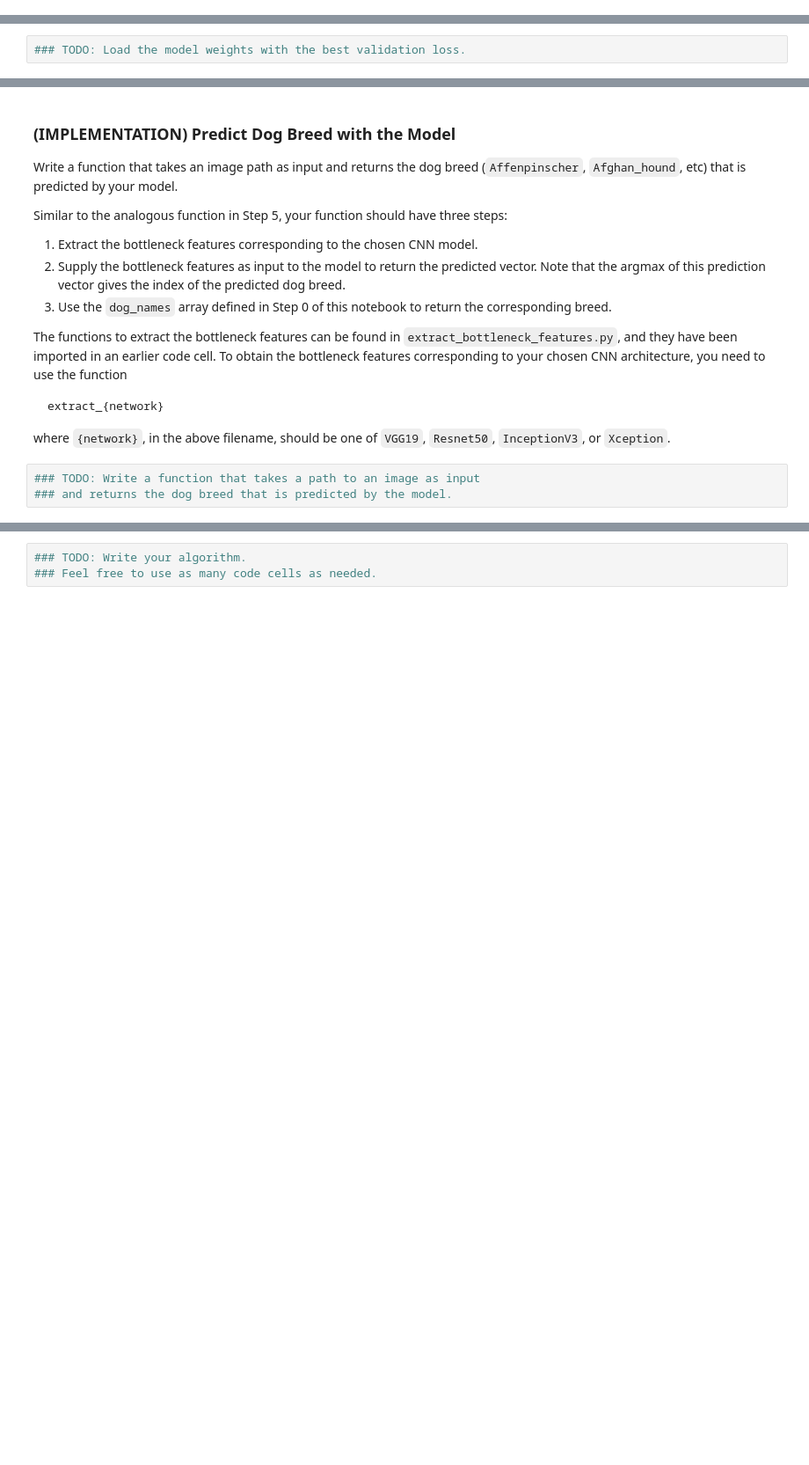
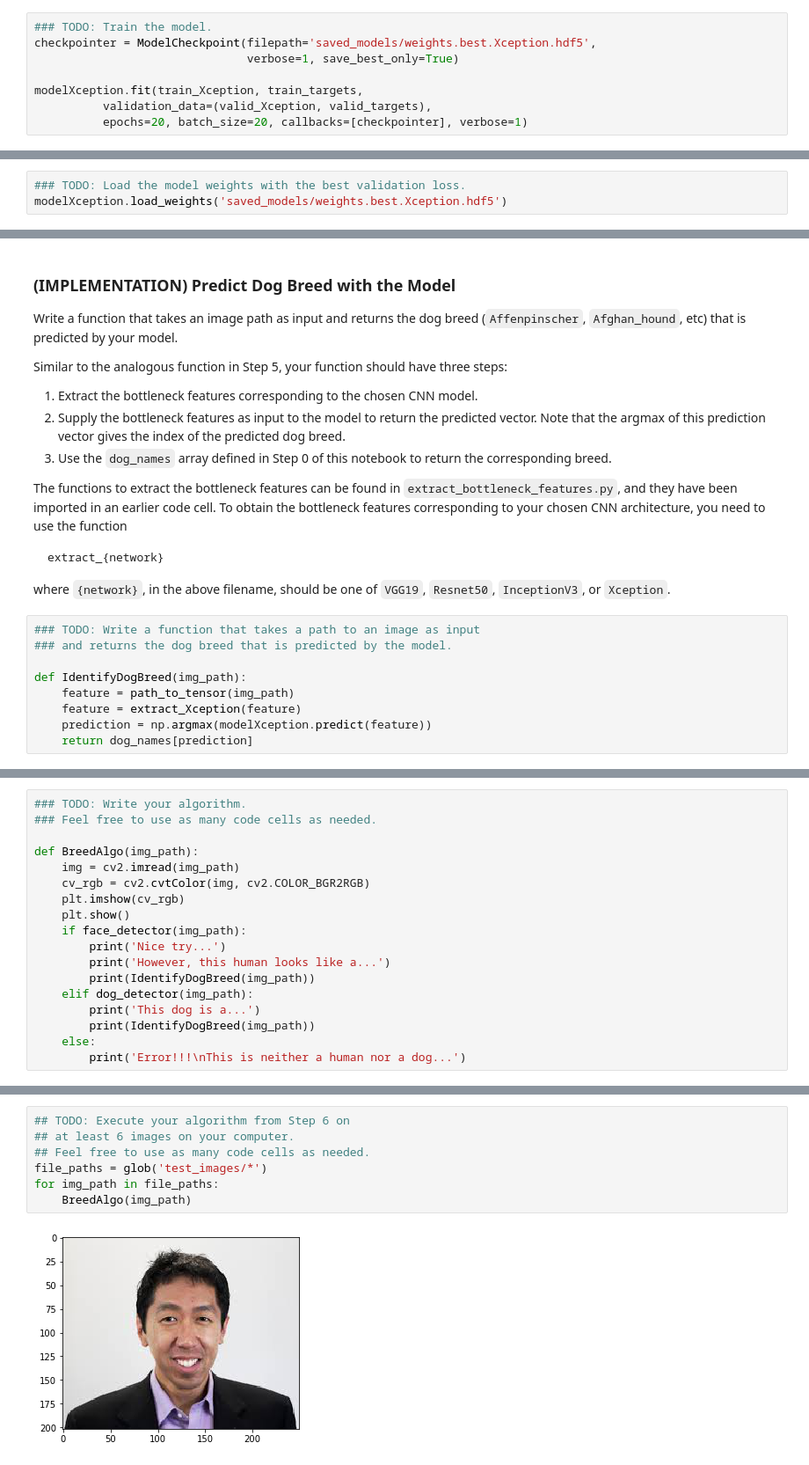
Before and after one commit to sun-binrwei/MLPracticeProjects, a Jupyter notebook: dog-project/dog_app.ipynb, the cells around one changed output, grey strips where cells are left out. Shown at 88% size. Saved outputs shown, nothing was run; the diff lists cells and outputs as text; blank space fills up the shorter version.

```diff
--- a/dog-project/dog_app.ipynb
+++ b/dog-project/dog_app.ipynb
@@ -579,0 +644,8 @@ You are welcome to [augment the training data](https://blog.keras.io/building-po
+# %%
+### TODO: Train the model.
+checkpointer = ModelCheckpoint(filepath='saved_models/weights.best.Xception.hdf5',
+                               verbose=1, save_best_only=True)
+
+modelXception.fit(train_Xception, train_targets,
+          validation_data=(valid_Xception, valid_targets),
+          epochs=20, batch_size=20, callbacks=[checkpointer], verbose=1)
@@ -581,6 +672,7 @@ You are welcome to [augment the training data](https://blog.keras.io/building-po
 ### (IMPLEMENTATION) Load the Model with the Best Validation Loss
 # %%
 ### TODO: Load the model weights with the best validation loss.
+modelXception.load_weights('saved_models/weights.best.Xception.hdf5')
 # %% [markdown]
 ### (IMPLEMENTATION) Test the Model
 
@@ -605,6 +704,12 @@ where `{network}`, in the above filename, should be one of `VGG19`, `Resnet50`,
 # %%
 ### TODO: Write a function that takes a path to an image as input
 ### and returns the dog breed that is predicted by the model.
+
+def IdentifyDogBreed(img_path):
+    feature = path_to_tensor(img_path)
+    feature = extract_Xception(feature)
+    prediction = np.argmax(modelXception.predict(feature))
+    return dog_names[prediction]
 # %% [markdown]
 ---
 <a id='step6'></a>
@@ -623,3 +728,21 @@ Some sample output for our algorithm is provided below, but feel free to design
 
 
 ### (IMPLEMENTATION) Write your Algorithm
+# %%
+### TODO: Write your algorithm.
+### Feel free to use as many code cells as needed.
+
+def BreedAlgo(img_path):
+    img = cv2.imread(img_path)
+    cv_rgb = cv2.cvtColor(img, cv2.COLOR_BGR2RGB)
+    plt.imshow(cv_rgb)
+    plt.show()
+    if face_detector(img_path):
+        print('Nice try...')
+        print('However, this human looks like a...')
+        print(IdentifyDogBreed(img_path))
+    elif dog_detector(img_path):
+        print('This dog is a...')
+        print(IdentifyDogBreed(img_path))
+    else:
+        print('Error!!!\nThis is neither a human nor a dog...')
@@ -626,3 +769,9 @@ Some sample output for our algorithm is provided below, but feel free to design
 # %%
-### TODO: Write your algorithm.
-### Feel free to use as many code cells as needed.
+## TODO: Execute your algorithm from Step 6 on
+## at least 6 images on your computer.
+## Feel free to use as many code cells as needed.
+file_paths = glob('test_images/*')
+for img_path in file_paths:
+    BreedAlgo(img_path)
+# %% [output]
+[figure, added]
```
Also changed, not shown: parts of 21 cells of this notebook, 1 other file.
